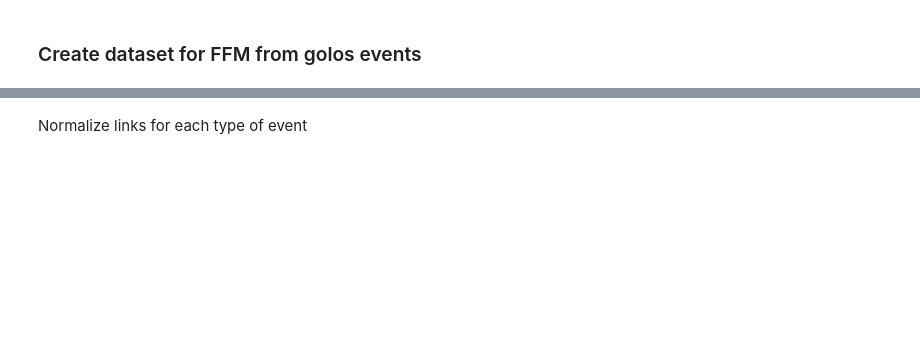
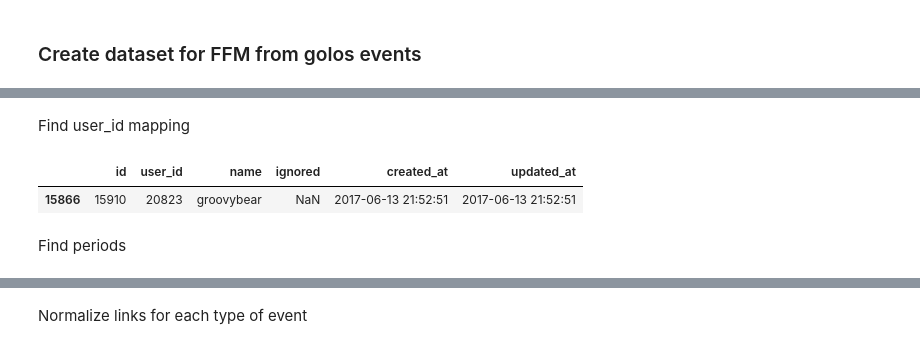
Before and after one commit to cyberFund/golosio_recommendation_model, a Jupyter notebook: dataset_implicit_als.ipynb, the cells around one changed output, grey strips where cells are left out. Drawn from its saved outputs; the diff is of its cells as text; code cells hidden in the pictures; blank space fills up the shorter version.

```diff
--- a/dataset_implicit_als.ipynb
+++ b/dataset_implicit_als.ipynb
@@ -13,0 +23,9 @@ events[(events["event_type"] == "PageView") & (events["value"].apply(lambda x: s
+# %% [markdown]
+Find user_id mapping
+# %%
+accounts = pd.read_csv("accounts_golos_io_23_nov_2017.csv")
+# %%
+accounts[accounts["name"] == "groovybear"]
+# %% [output]
+|  | id | user_id | name | ignored | created_at | updated_at |
+| 15866 | 15910 | 20823 | groovybear | NaN | 2017-06-13 21:52:51 | 2017-06-13 21:52:51 |
@@ -13,0 +36,2 @@ events[(events["event_type"] == "PageView") & (events["value"].apply(lambda x: s
+# %% [markdown]
+Find periods
```
Also changed, not shown: parts of 46 cells of this notebook, 1 other file.
